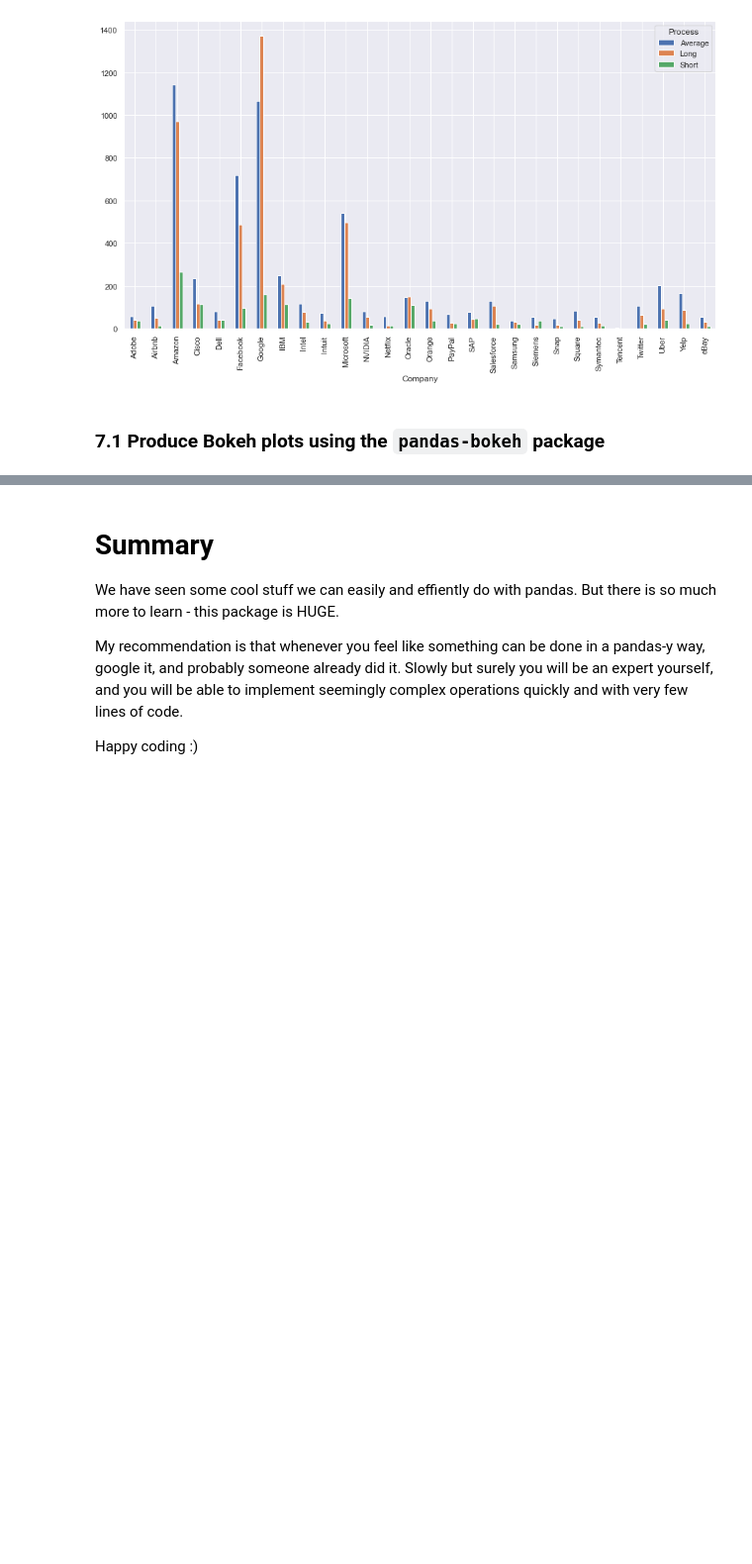
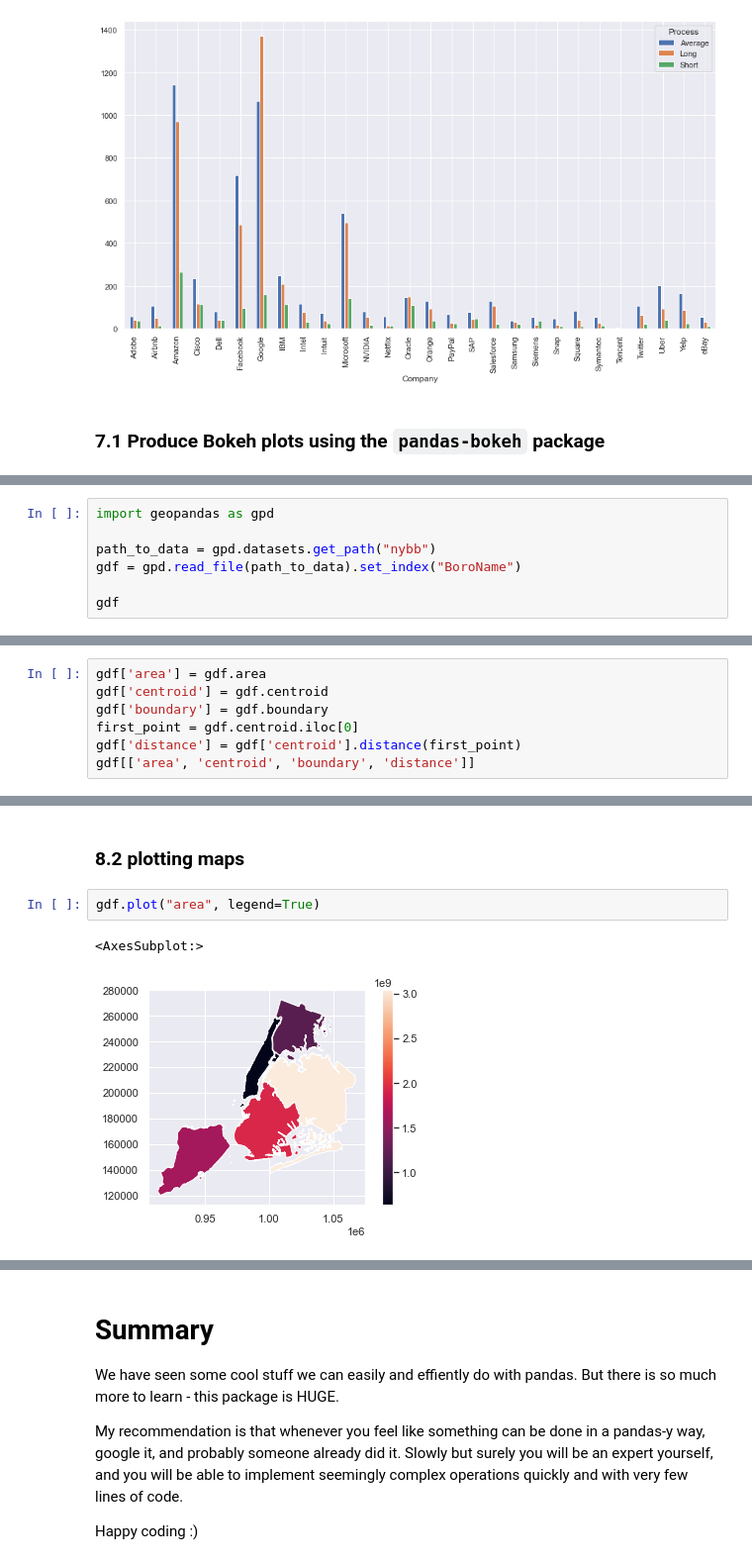
Before and after one commit to yairf11/advanced-pandas, a Jupyter notebook: efficient_pandas.ipynb, the cells around one changed output, grey strips where cells are left out. Shown at 99% size. Drawn from its saved outputs; the diff is of its cells as text; blank space fills up the shorter version.

```diff
--- a/efficient_pandas.ipynb
+++ b/efficient_pandas.ipynb
@@ -630,0 +671,7 @@ df.groupby(["Company", "Process"]).size().unstack(level=1).plot_bokeh(kind="bar"
+# %%
+import geopandas as gpd
+
+path_to_data = gpd.datasets.get_path("nybb")
+gdf = gpd.read_file(path_to_data).set_index("BoroName")
+
+gdf
@@ -630,0 +716,7 @@ df.groupby(["Company", "Process"]).size().unstack(level=1).plot_bokeh(kind="bar"
+# %%
+gdf['area'] = gdf.area
+gdf['centroid'] = gdf.centroid
+gdf['boundary'] = gdf.boundary
+first_point = gdf.centroid.iloc[0]
+gdf['distance'] = gdf['centroid'].distance(first_point)
+gdf[['area', 'centroid', 'boundary', 'distance']]
@@ -630,0 +731,7 @@ df.groupby(["Company", "Process"]).size().unstack(level=1).plot_bokeh(kind="bar"
+# %% [markdown]
+### 8.2 plotting maps
+# %%
+gdf.plot("area", legend=True)
+# %% [output]
+<AxesSubplot:>
+[figure, added]
```
Also changed, not shown: parts of 32 cells of this notebook, 2 other files.
